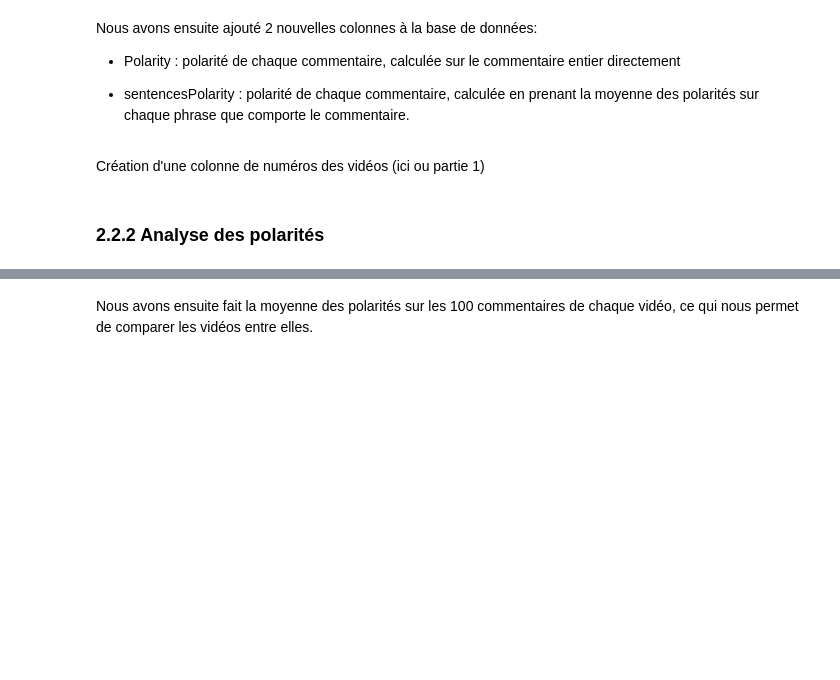
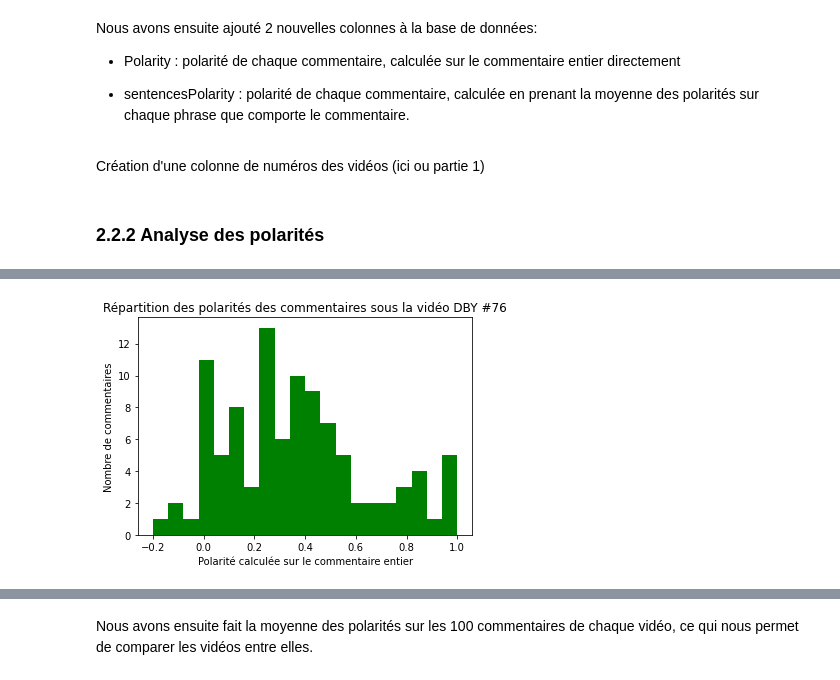
Before and after one commit to AntoineLlg/projet-python-2a, a Jupyter notebook: rapport_commentaires_youtube.ipynb, the cells around one changed output, grey strips where cells are left out. Drawn from its saved outputs; the diff is of its cells as text; code cells hidden in the pictures; blank space fills up the shorter version.

```diff
--- a/rapport_commentaires_youtube.ipynb
+++ b/rapport_commentaires_youtube.ipynb
@@ -249,0 +270,8 @@ data['DBY'] = data.loc[:,['videoTitle']].apply(np.vectorize(lambda string : stri
+# %%
+plt.hist(data.loc[data['DBY'] == "DBY #76", 'Polarity'], bins = 20, color = 'green')
+plt.xlabel("Polarité calculée sur le commentaire entier")
+plt.ylabel("Nombre de commentaires")
+plt.title("Répartition des polarités des commentaires sous la vidéo DBY #76")
+plt.show()
+# %% [output]
+[figure, added]
```
Also changed, not shown: parts of 7 cells of this notebook.
